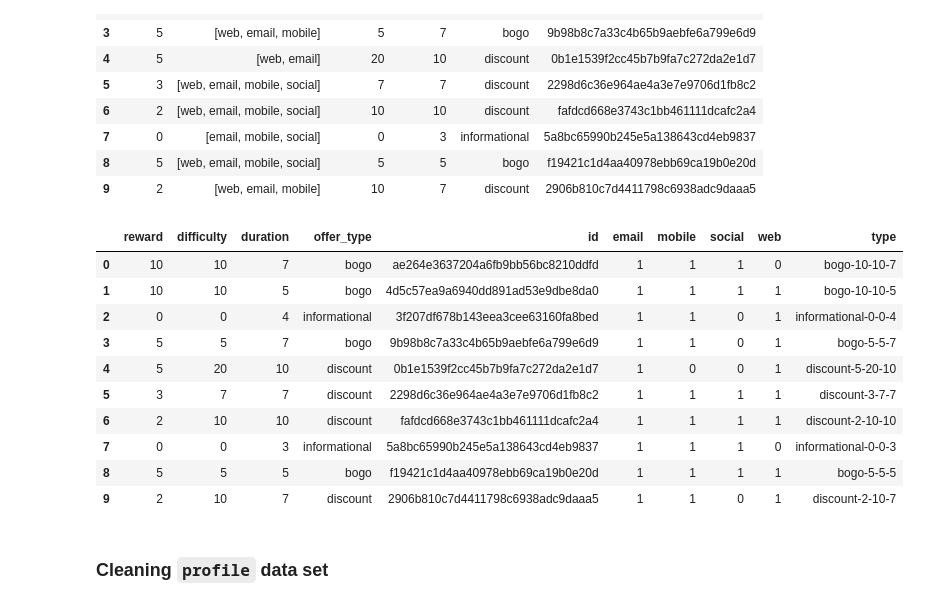
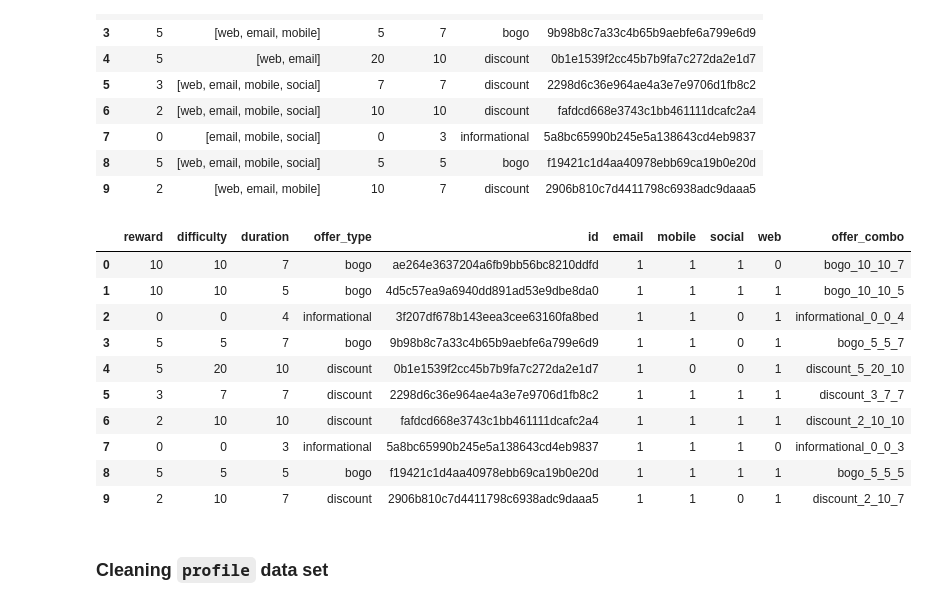
Before and after one commit to trant22t/data-science-nanodegree, a Jupyter notebook: starbucks_optimization_strategy/customer_segmentation/customer_segmentation.ipynb, the cells around one changed output. Cells and saved outputs as stored; diff of their text form; code cells hidden in the pictures.

```diff
--- a/starbucks_optimization_strategy/customer_segmentation/customer_segmentation.ipynb
+++ b/starbucks_optimization_strategy/customer_segmentation/customer_segmentation.ipynb
@@ -89,20 +94,20 @@ portfolio
 # %%
 portfolio_channels = pd.get_dummies(pd.DataFrame(portfolio['channels'].values.tolist()).stack()).sum(level=0)
 portfolio = pd.concat([portfolio.drop(['channels'], axis=1), portfolio_channels], axis=1 )
-portfolio['type'] = portfolio[['offer_type', 'reward', 'difficulty', 'duration']].astype(str).agg('-'.join, axis=1)
+portfolio['offer_combo'] = portfolio[['offer_type', 'reward', 'difficulty', 'duration']].astype(str).agg('_'.join, axis=1)
 portfolio
 # %% [output]
-|  | reward | difficulty | duration | offer_type | id | email | mobile | social | web | type |
-| 0 | 10 | 10 | 7 | bogo | ae264e3637204a6fb9bb56bc8210ddfd | 1 | 1 | 1 | 0 | bogo-10-10-7 |
-| 1 | 10 | 10 | 5 | bogo | 4d5c57ea9a6940dd891ad53e9dbe8da0 | 1 | 1 | 1 | 1 | bogo-10-10-5 |
-| 2 | 0 | 0 | 4 | informational | 3f207df678b143eea3cee63160fa8bed | 1 | 1 | 0 | 1 | informational-0-0-4 |
-| 3 | 5 | 5 | 7 | bogo | 9b98b8c7a33c4b65b9aebfe6a799e6d9 | 1 | 1 | 0 | 1 | bogo-5-5-7 |
-| 4 | 5 | 20 | 10 | discount | 0b1e1539f2cc45b7b9fa7c272da2e1d7 | 1 | 0 | 0 | 1 | discount-5-20-10 |
-| 5 | 3 | 7 | 7 | discount | 2298d6c36e964ae4a3e7e9706d1fb8c2 | 1 | 1 | 1 | 1 | discount-3-7-7 |
-| 6 | 2 | 10 | 10 | discount | fafdcd668e3743c1bb461111dcafc2a4 | 1 | 1 | 1 | 1 | discount-2-10-10 |
-| 7 | 0 | 0 | 3 | informational | 5a8bc65990b245e5a138643cd4eb9837 | 1 | 1 | 1 | 0 | informational-0-0-3 |
-| 8 | 5 | 5 | 5 | bogo | f19421c1d4aa40978ebb69ca19b0e20d | 1 | 1 | 1 | 1 | bogo-5-5-5 |
-| 9 | 2 | 10 | 7 | discount | 2906b810c7d4411798c6938adc9daaa5 | 1 | 1 | 0 | 1 | discount-2-10-7 |
+|  | reward | difficulty | duration | offer_type | id | email | mobile | social | web | offer_combo |
+| 0 | 10 | 10 | 7 | bogo | ae264e3637204a6fb9bb56bc8210ddfd | 1 | 1 | 1 | 0 | bogo_10_10_7 |
+| 1 | 10 | 10 | 5 | bogo | 4d5c57ea9a6940dd891ad53e9dbe8da0 | 1 | 1 | 1 | 1 | bogo_10_10_5 |
+| 2 | 0 | 0 | 4 | informational | 3f207df678b143eea3cee63160fa8bed | 1 | 1 | 0 | 1 | informational_0_0_4 |
+| 3 | 5 | 5 | 7 | bogo | 9b98b8c7a33c4b65b9aebfe6a799e6d9 | 1 | 1 | 0 | 1 | bogo_5_5_7 |
+| 4 | 5 | 20 | 10 | discount | 0b1e1539f2cc45b7b9fa7c272da2e1d7 | 1 | 0 | 0 | 1 | discount_5_20_10 |
+| 5 | 3 | 7 | 7 | discount | 2298d6c36e964ae4a3e7e9706d1fb8c2 | 1 | 1 | 1 | 1 | discount_3_7_7 |
+| 6 | 2 | 10 | 10 | discount | fafdcd668e3743c1bb461111dcafc2a4 | 1 | 1 | 1 | 1 | discount_2_10_10 |
+| 7 | 0 | 0 | 3 | informational | 5a8bc65990b245e5a138643cd4eb9837 | 1 | 1 | 1 | 0 | informational_0_0_3 |
+| 8 | 5 | 5 | 5 | bogo | f19421c1d4aa40978ebb69ca19b0e20d | 1 | 1 | 1 | 1 | bogo_5_5_5 |
+| 9 | 2 | 10 | 7 | discount | 2906b810c7d4411798c6938adc9daaa5 | 1 | 1 | 0 | 1 | discount_2_10_7 |
 # %% [markdown]
 ### Cleaning `profile` data set
 # %% [markdown]
```
Also changed, not shown: parts of 31 cells of this notebook, 3 other files.
